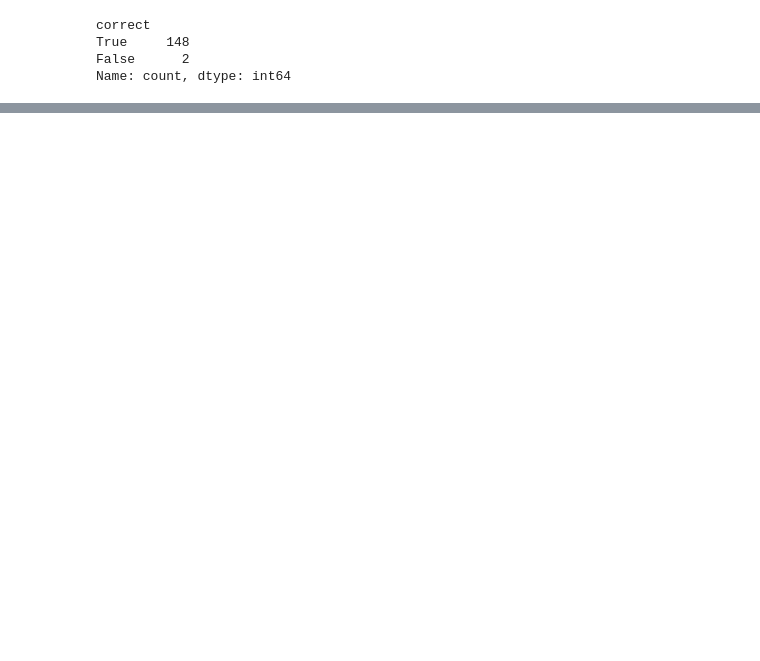
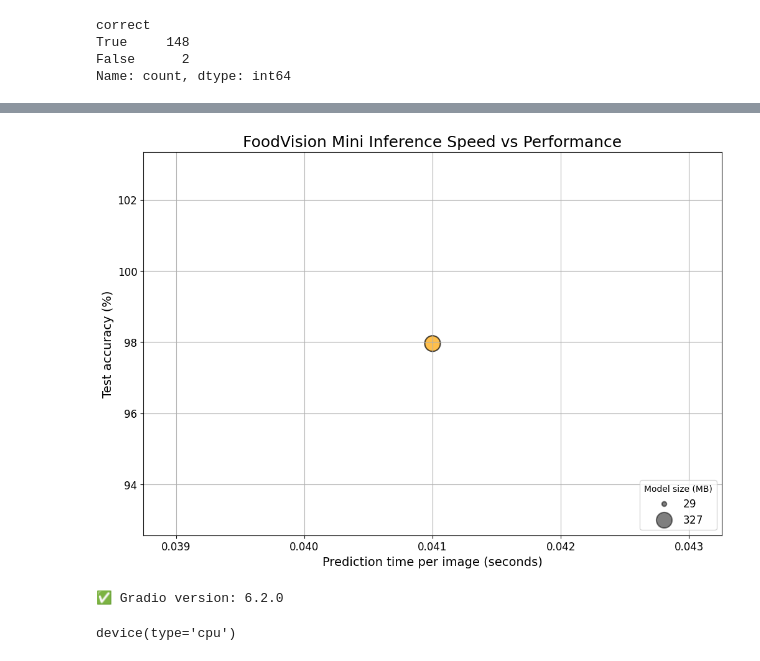
Before and after one commit to abdrhmner/deep-learning-by-pytorch, a Jupyter notebook: model_deploy.ipynb, the cells around one changed output, grey strips where cells are left out. Cells and saved outputs as stored; diff of their text form; code cells hidden in the pictures; blank space fills up the shorter version.

```diff
--- a/model_deploy.ipynb
+++ b/model_deploy.ipynb
@@ -709,13 +709,58 @@ pd.DataFrame(data=(df.set_index("model").loc["vit"]/df.set_index("model").loc["e
 # %%
 import matplotlib.pyplot as plt
 import matplotlib
 fig , ax = plt.subplots(figsize=(12,8))
 scatter= ax.scatter(data=df,
                     x="time_per_pred (s)",
                     y="test_accuracy (%)",
-                    s="number_of_parameters",
-                    c="model",
+                    s="model_size (MB)",
+                    c=['blue','orange'],
                     cmap=matplotlib.colormaps["Set1"],
                     alpha=0.7,
                     edgecolors="black",
                     linewidth=1.5)
+
+# 2. Add titles, labels and customize fontsize for aesthetics
+ax.set_title("FoodVision Mini Inference Speed vs Performance", fontsize=18)
+ax.set_xlabel("Prediction time per image (seconds)", fontsize=14)
+ax.set_ylabel("Test accuracy (%)", fontsize=14)
+ax.tick_params(axis='both', labelsize=12)
+ax.grid(True)
+
+# 3. Annotate with model names
+for index, row in df.iterrows():
+    ax.annotate(text=row["model"], # note: depending on your version of Matplotlib, you may need to use "s=..." or "text=...", see: https://github.com/faustomorales/keras-ocr/issues/183#issuecomment-977733270
+                xy=(row["time_per_pred (s)"]+0.0006, row["test_acc"]+0.03),
+                size=12)
+
+# 4. Create a legend based on model sizes
+handles, labels = scatter.legend_elements(prop="sizes", alpha=0.5)
+model_size_legend = ax.legend(handles,
+                              labels,
+                              loc="lower right",
+                              title="Model size (MB)",
+                              fontsize=12)
+
+# Save the figure
+#!mdkir images/
+#plt.savefig("images/09-foodvision-mini-inference-speed-vs-performance.jpg")
+
+# Show the figure
+plt.show()
+# %% [output]
+[figure, added]
+# %%
+try:
+    import gradio as gr
+    print(f"✅ Gradio version: {gr.__version__}")
+except:
+    !pip install -q gradio
+    import gradio as gr
+    print(f"✅ Gradio version: {gr.__version__}")
+# %% [output]
+✅ Gradio version: 6.2.0
+# %%
+effnetb2=effnetb2.to("cpu")
+next(iter(effnetb2.parameters())).device
+# %% [output]
+device(type='cpu')
```
Also changed, not shown: parts of 12 cells of this notebook.
